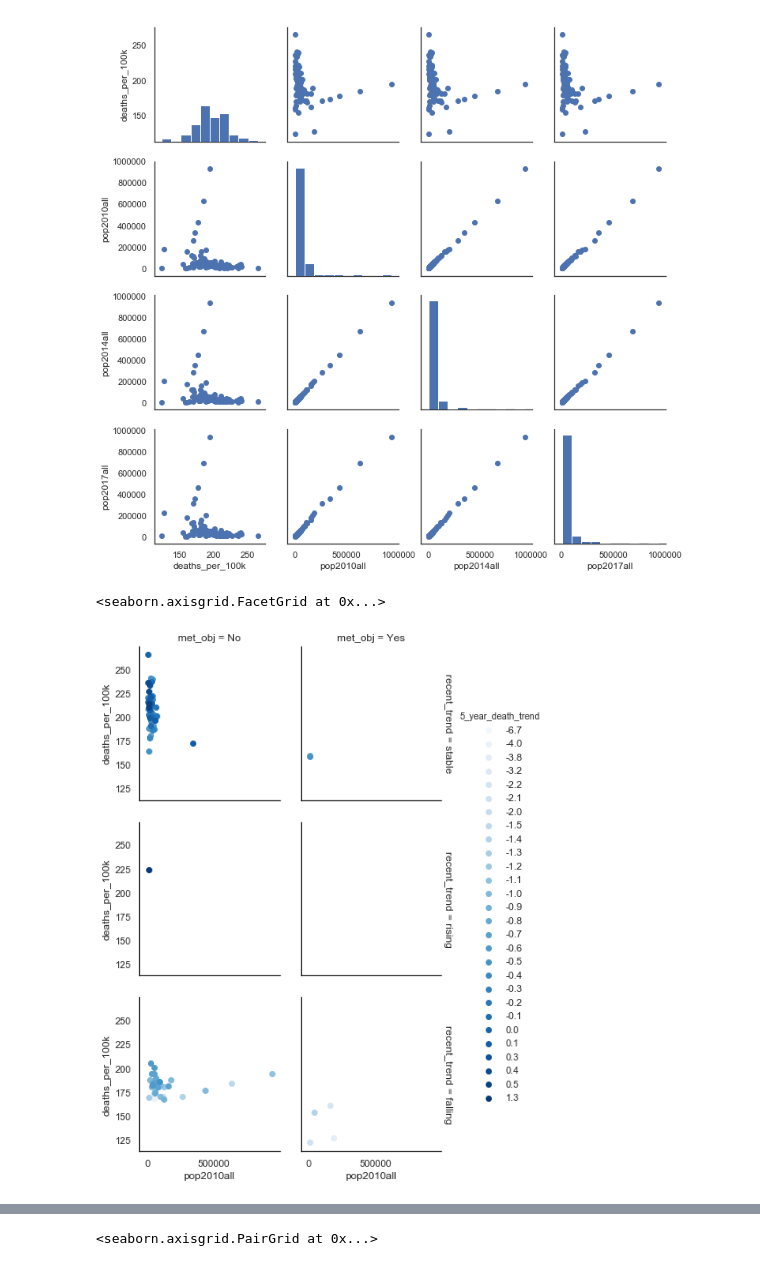
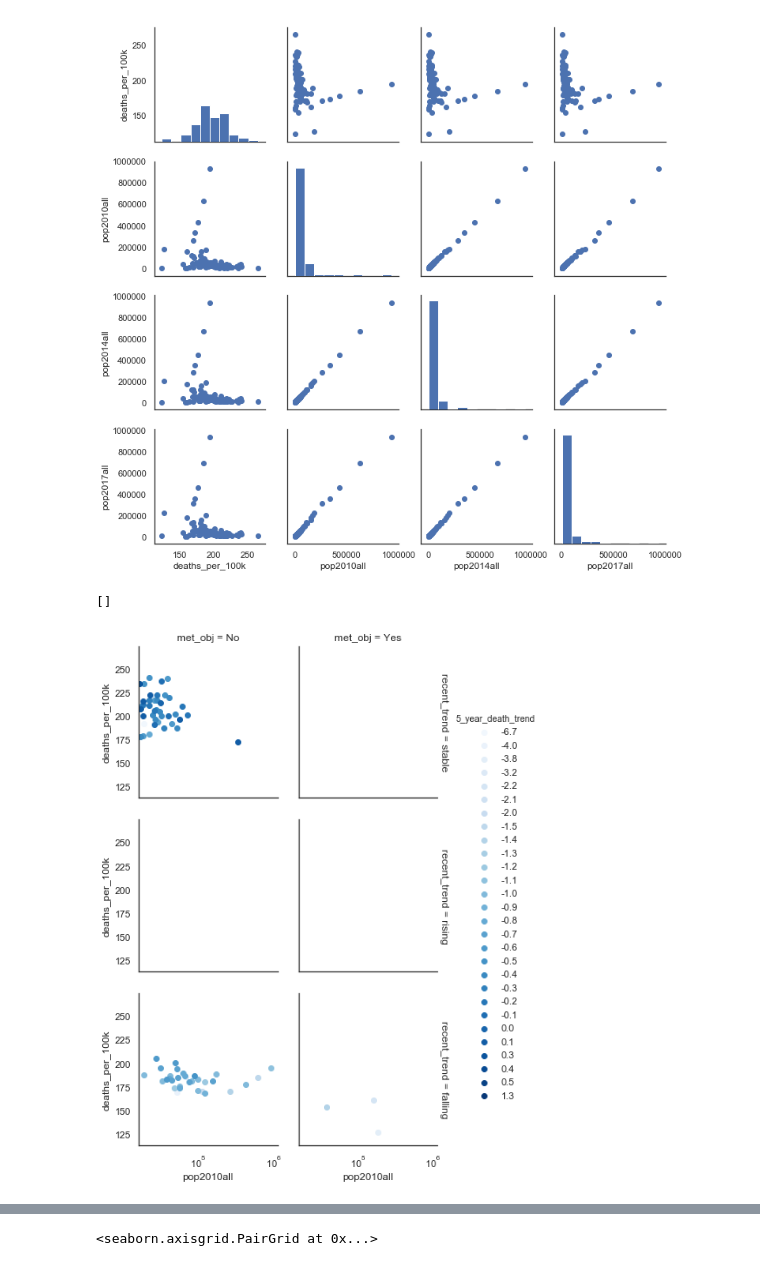
Before and after one commit to praelfj/vanderbilt-aspire-data-essentials, a Jupyter notebook: week_3_and_onward_notebook.ipynb, the cells around one changed output, grey strips where cells are left out. Drawn from its saved outputs; the diff is of its cells as text; code cells hidden in the pictures.

```diff
--- a/week_3_and_onward_notebook.ipynb
+++ b/week_3_and_onward_notebook.ipynb
@@ -486,10 +486,11 @@ g.map_offdiag(plt.scatter)
 # %%
 #deaths per 100k vs 2010 total pop separated by meeting objective and recent trend
 g = sns.FacetGrid(pch_pcts, row="recent_trend", col="met_obj", hue="5_year_death_trend",  margin_titles=True, palette="Blues")
 g.map(plt.scatter, "pop2010all", "deaths_per_100k").add_legend()
+plt.semilogx()
 # %% [output]
-<seaborn.axisgrid.FacetGrid at 0x...>
+[]
-[figure, old version]
+[figure, new version]
 # %%
 #deaths per 100k vs 2010 total pop separated by meeting objective and recent trend, colored by median age
 g = sns.FacetGrid(pch_pcts, row="recent_trend", col="met_obj", hue="median_age_2010",  margin_titles=True, palette="Blues")
```
Also changed, not shown: parts of 4 cells of this notebook, 8 other files.
